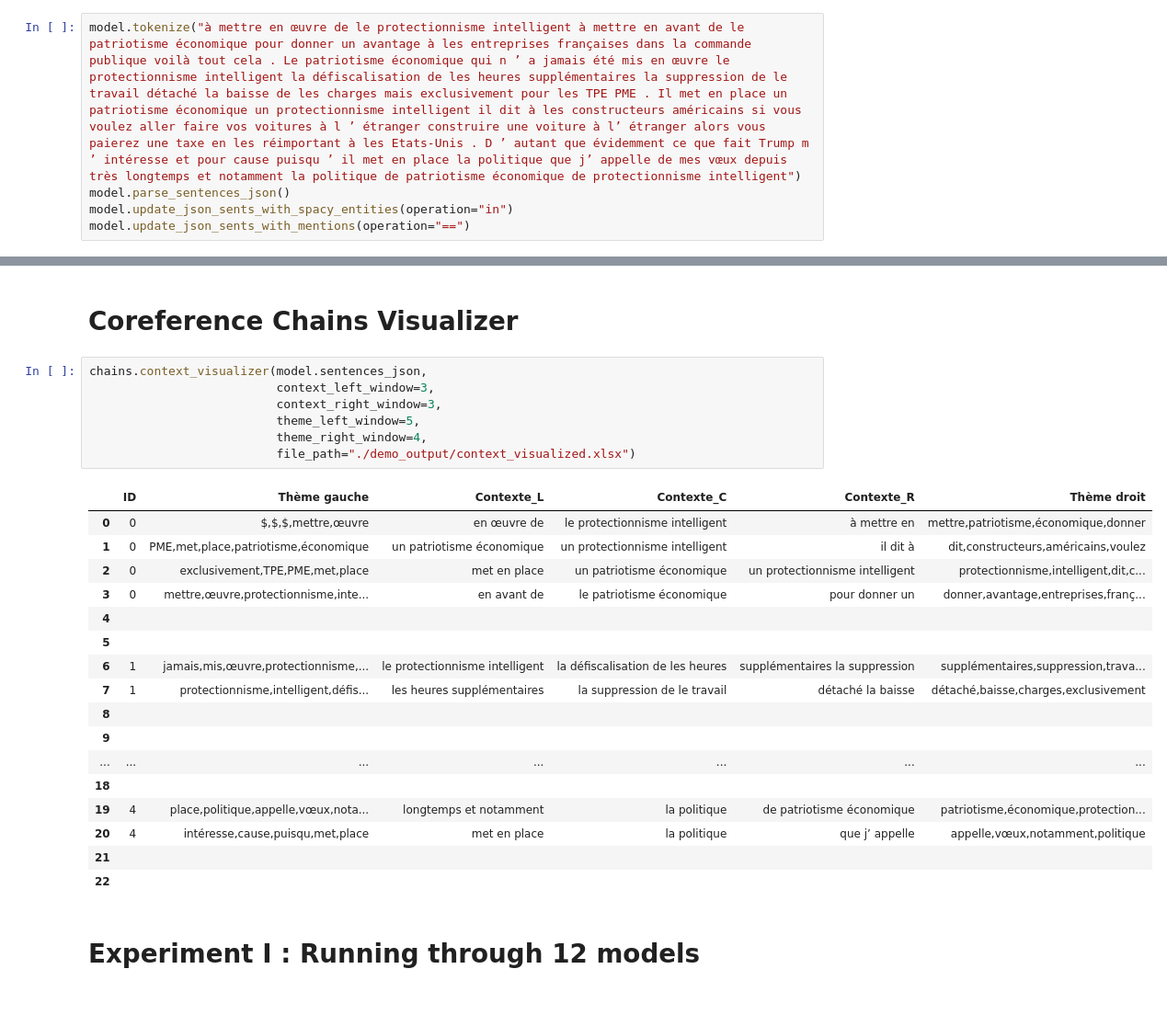
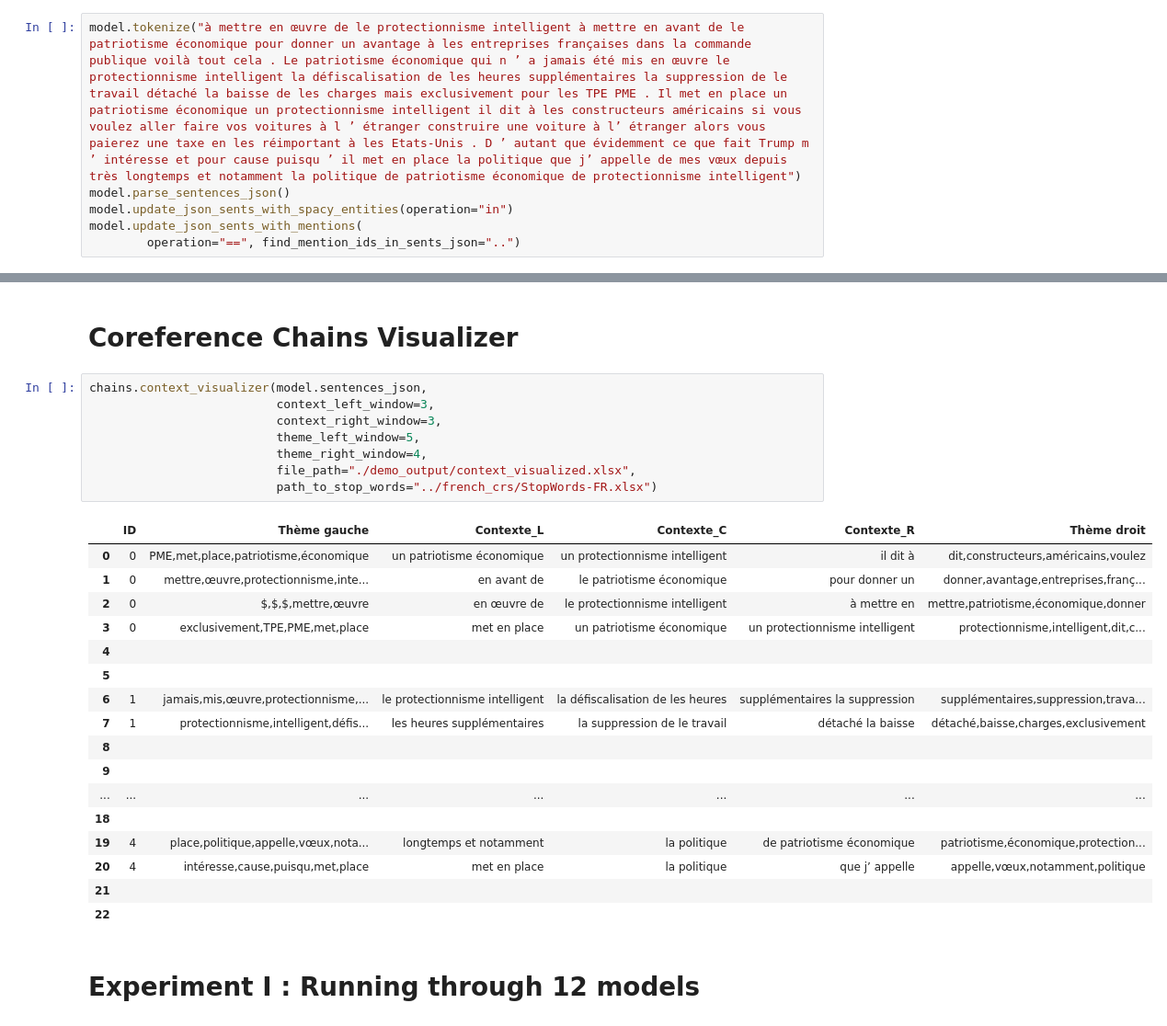
Before and after one commit to mehdi-mirzapour/French-CRS, a Jupyter notebook: demo/Text2CoreferenceChains.ipynb, the cells around one changed output, grey strips where cells are left out. Shown at 92% size. Drawn from its saved outputs; the diff is of its cells as text.

```diff
--- a/demo/Text2CoreferenceChains.ipynb
+++ b/demo/Text2CoreferenceChains.ipynb
@@ -13,7 +13,8 @@ model=udpipe_spacy_lang_model("../external language models/french-ud-2.0-170801.
 model.tokenize("à mettre en œuvre de le protectionnisme intelligent à mettre en avant de le patriotisme économique pour donner un avantage à les entreprises françaises dans la commande publique voilà tout cela . Le patriotisme économique qui n ’ a jamais été mis en œuvre le protectionnisme intelligent la défiscalisation de les heures supplémentaires la suppression de le travail détaché la baisse de les charges mais exclusivement pour les TPE PME . Il met en place un patriotisme économique un protectionnisme intelligent il dit à les constructeurs américains si vous voulez aller faire vos voitures à l ’ étranger construire une voiture à l’ étranger alors vous paierez une taxe en les réimportant à les Etats-Unis . D ’ autant que évidemment ce que fait Trump m ’ intéresse et pour cause puisqu ’ il met en place la politique que j’ appelle de mes vœux depuis très longtemps et notamment la politique de patriotisme économique de protectionnisme intelligent")
 model.parse_sentences_json()
 model.update_json_sents_with_spacy_entities(operation="in")
-model.update_json_sents_with_mentions(operation="==")
+model.update_json_sents_with_mentions(
+        operation="==", find_mention_ids_in_sents_json="..")
 # %% [output]
 [{'Sent_ID': 1,
   'Sent_Tokenized': 'à mettre en œuvre de le protectionnisme intelligent à mettre en avant de le patriotisme économique pour donner un avantage à les entreprises françaises dans la commande publique v ...
@@ -109,16 +110,17 @@ chains.coref_chains_pred_json
 # %%
 chains.context_visualizer(model.sentences_json,
                           context_left_window=3,
                           context_right_window=3,
                           theme_left_window=5,
                           theme_right_window=4,
-                          file_path="./demo_output/context_visualized.xlsx")
+                          file_path="./demo_output/context_visualized.xlsx",
+                          path_to_stop_words="../french_crs/StopWords-FR.xlsx")
 # %% [output]
 |  | ID | Thème gauche | Contexte_L | Contexte_C | Contexte_R | Thème droit |
-| 0 | 0 | $,$,$,mettre,œuvre | en œuvre de | le protectionnisme intelligent | à mettre en | mettre,patriotisme,économique,donner |
-| 1 | 0 | PME,met,place,patriotisme,économique | un patriotisme économique | un protectionnisme intelligent | il dit à | dit,constructeurs,américains,voulez |
-| 2 | 0 | exclusivement,TPE,PME,met,place | met en place | un patriotisme économique | un protectionnisme intelligent | protectionnisme,intelligent,dit,c... |
-| 3 | 0 | mettre,œuvre,protectionnisme,inte... | en avant de | le patriotisme économique | pour donner un | donner,avantage,entreprises,franç... |
+| 0 | 0 | PME,met,place,patriotisme,économique | un patriotisme économique | un protectionnisme intelligent | il dit à | dit,constructeurs,américains,voulez |
+| 1 | 0 | mettre,œuvre,protectionnisme,inte... | en avant de | le patriotisme économique | pour donner un | donner,avantage,entreprises,franç... |
+| 2 | 0 | $,$,$,mettre,œuvre | en œuvre de | le protectionnisme intelligent | à mettre en | mettre,patriotisme,économique,donner |
+| 3 | 0 | exclusivement,TPE,PME,met,place | met en place | un patriotisme économique | un protectionnisme intelligent | protectionnisme,intelligent,dit,c... |
 | 4 |  |  |  |  |  |  |
 | 5 |  |  |  |  |  |  |
 | 6 | 1 | jamais,mis,œuvre,protectionnisme,... | le protectionnisme intelligent | la défiscalisation de les heures | supplémentaires la suppression | supplémentaires,suppression,trava... |
```
Also changed, not shown: parts of 1 cell of this notebook, 4 other files.
